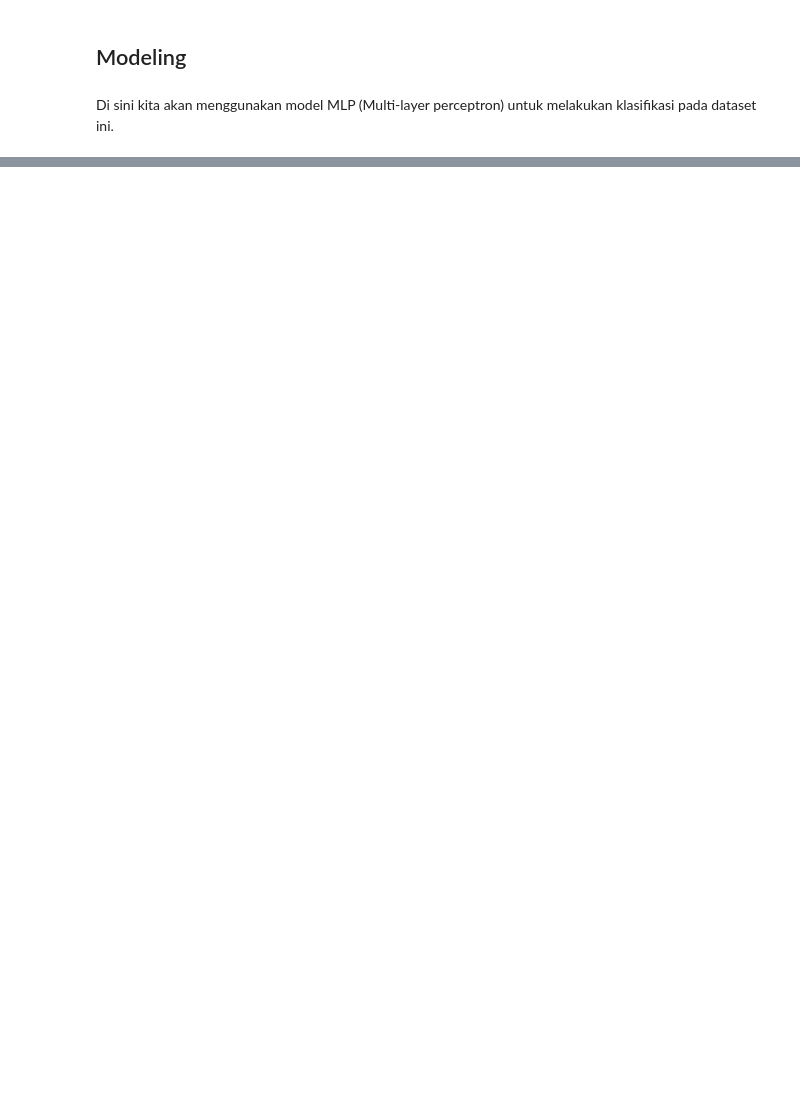
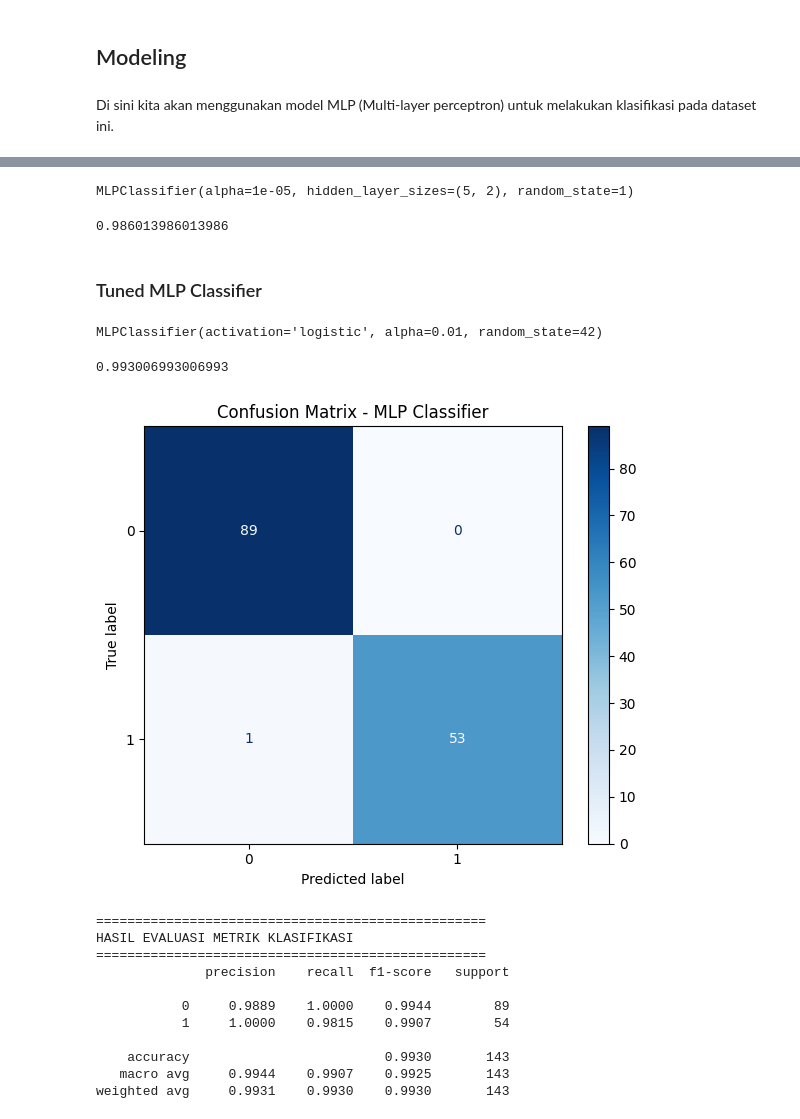
Before and after one commit to khalilullahalfaath/KKPM---multi-layer-perceptron, a Jupyter notebook: models/classification.ipynb, the cells around one changed output, grey strips where cells are left out. Drawn from its saved outputs; the diff is of its cells as text; code cells hidden in the pictures; blank space fills up the shorter version.

Commit message:
FInalize model and reports

```diff
--- a/models/classification.ipynb
+++ b/models/classification.ipynb
@@ -191,0 +205,67 @@ Di sini kita akan menggunakan model MLP (Multi-layer perceptron) untuk melakukan
+# %%
+from sklearn.neural_network import MLPClassifier
+X = X_Train_Scaled
+y = y_Train
+mlp_clf = MLPClassifier(solver='adam', alpha=1e-5,
+                    hidden_layer_sizes=(5, 2), random_state=1)
+mlp_clf.fit(X, y)
+# %% [output]
+MLPClassifier(alpha=1e-05, hidden_layer_sizes=(5, 2), random_state=1)
+# %%
+mlp_clf.score(X_Test_Scaled, y_Test)
+# %% [output]
+0.986013986013986
+# %% [markdown]
+### Tuned MLP Classifier
+# %%
+mlp_clf_tuned = MLPClassifier(
+    hidden_layer_sizes=(100,),
+    alpha=1e-2,
+    activation='logistic',
+    solver='adam',
+    random_state=42
+)
+
+mlp_clf_tuned.fit(X, y)
+# %% [output]
+MLPClassifier(activation='logistic', alpha=0.01, random_state=42)
+# %%
+y_pred = mlp_clf_tuned.predict(X_Test_Scaled)
+
+mlp_clf_tuned.score(X_Test_Scaled, y_Test)
+# %% [output]
+0.993006993006993
+# %%
+from sklearn.metrics import confusion_matrix, ConfusionMatrixDisplay, classification_report
+
+cm = confusion_matrix(y_Test, y_pred)
+
+fig, ax = plt.subplots(figsize=(6, 5))
+disp = ConfusionMatrixDisplay(confusion_matrix=cm, display_labels=mlp_clf_tuned.classes_)
+disp.plot(cmap='Blues', ax=ax)
+
+plt.title('Confusion Matrix - MLP Classifier')
+plt.tight_layout()
+
+plt.savefig('confusion_matrix.png', dpi=300)
+plt.show()
+
+print("\n" + "="*50)
+print("HASIL EVALUASI METRIK KLASIFIKASI")
+print("="*50)
+
+report = classification_report(y_Test, y_pred, digits=4)
+print(report)
+# %% [output]
+[figure, added]
+==================================================
+HASIL EVALUASI METRIK KLASIFIKASI
+==================================================
+              precision    recall  f1-score   support
+
+           0     0.9889    1.0000    0.9944        89
+           1     1.0000    0.9815    0.9907        54
+
+    accuracy                         0.9930       143
+   macro avg     0.9944    0.9907    0.9925       143
+weighted avg     0.9931    0.9930    0.9930       143
```
Also changed, not shown: parts of 8 cells of this notebook, 5 other files.
